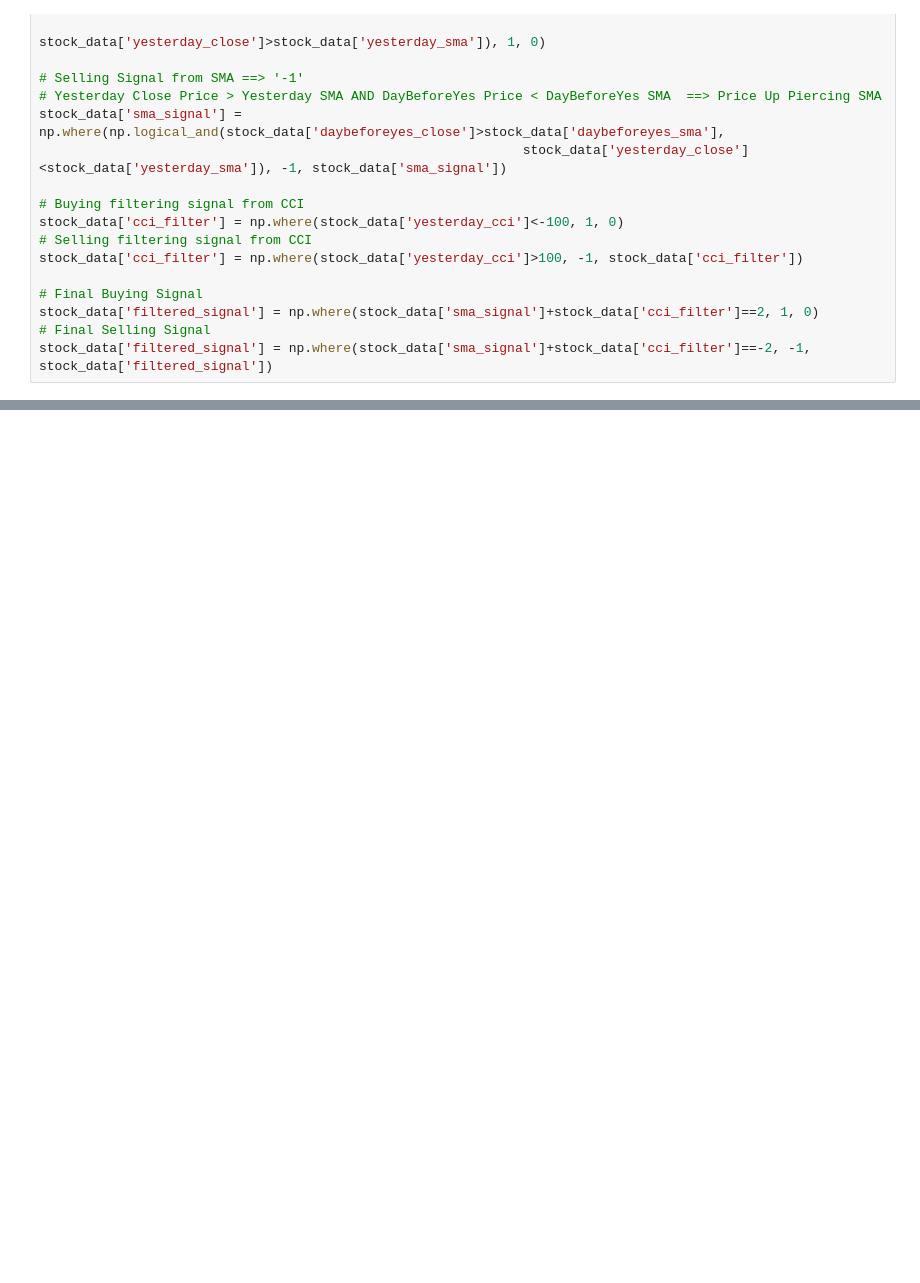
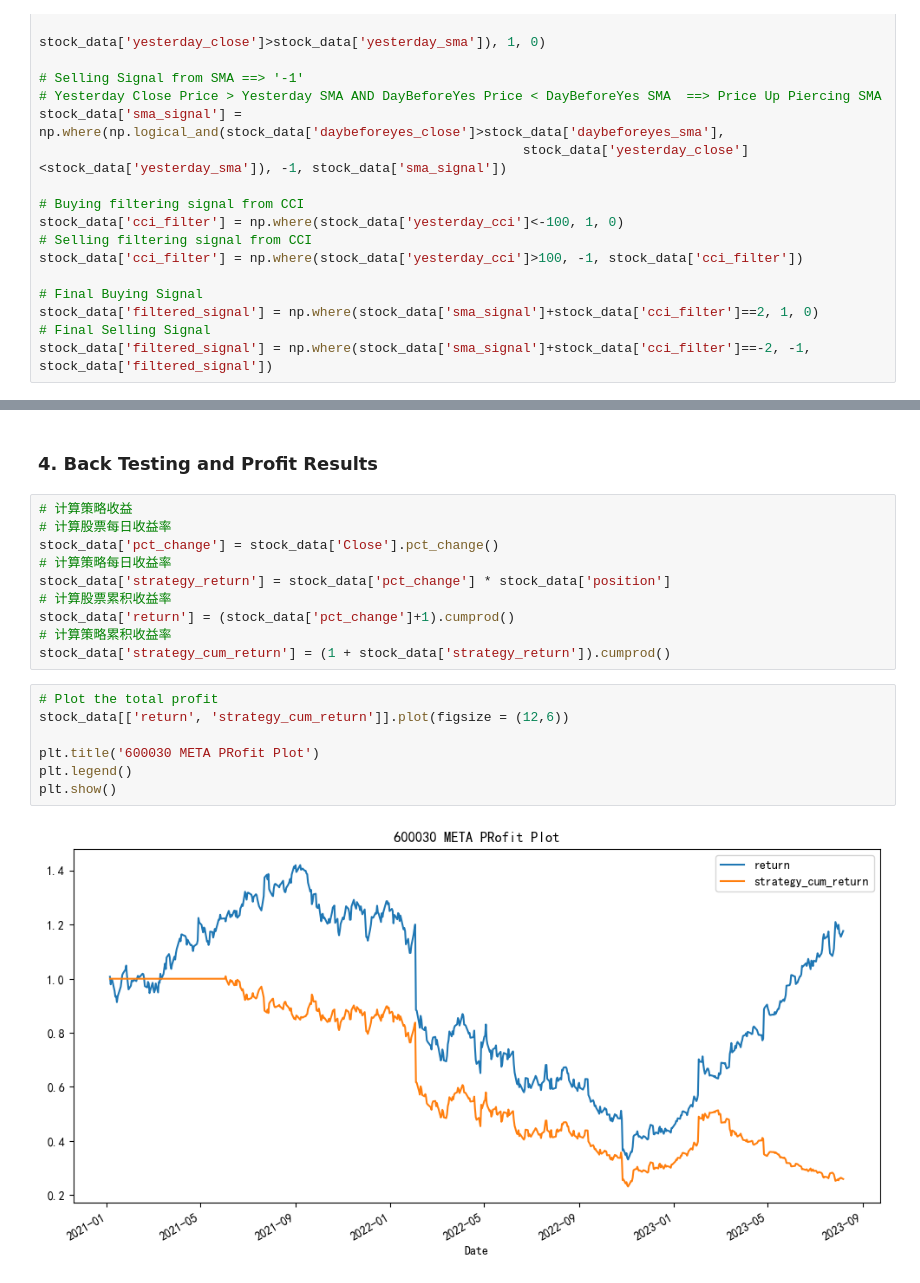
Before and after one commit to charliehou1920/Trading_Strategies_Hub, a Jupyter notebook: SMA+CCI.ipynb, the cells around one changed output, grey strips where cells are left out. Saved outputs shown, nothing was run; the diff lists cells and outputs as text; blank space fills up the shorter version.

```diff
--- a/SMA+CCI.ipynb
+++ b/SMA+CCI.ipynb
@@ -138,0 +186,21 @@ plt.show()
+# %% [markdown]
+### 4. Back Testing and Profit Results
+# %%
+# 计算策略收益
+# 计算股票每日收益率
+stock_data['pct_change'] = stock_data['Close'].pct_change()
+# 计算策略每日收益率
+stock_data['strategy_return'] = stock_data['pct_change'] * stock_data['position']
+# 计算股票累积收益率
+stock_data['return'] = (stock_data['pct_change']+1).cumprod()
+# 计算策略累积收益率
+stock_data['strategy_cum_return'] = (1 + stock_data['strategy_return']).cumprod()
+# %%
+# Plot the total profit
+stock_data[['return', 'strategy_cum_return']].plot(figsize = (12,6))
+
+plt.title('600030 META PRofit Plot')
+plt.legend()
+plt.show()
+# %% [output]
+[figure, added]
```
Also changed, not shown: parts of 9 cells of this notebook.
